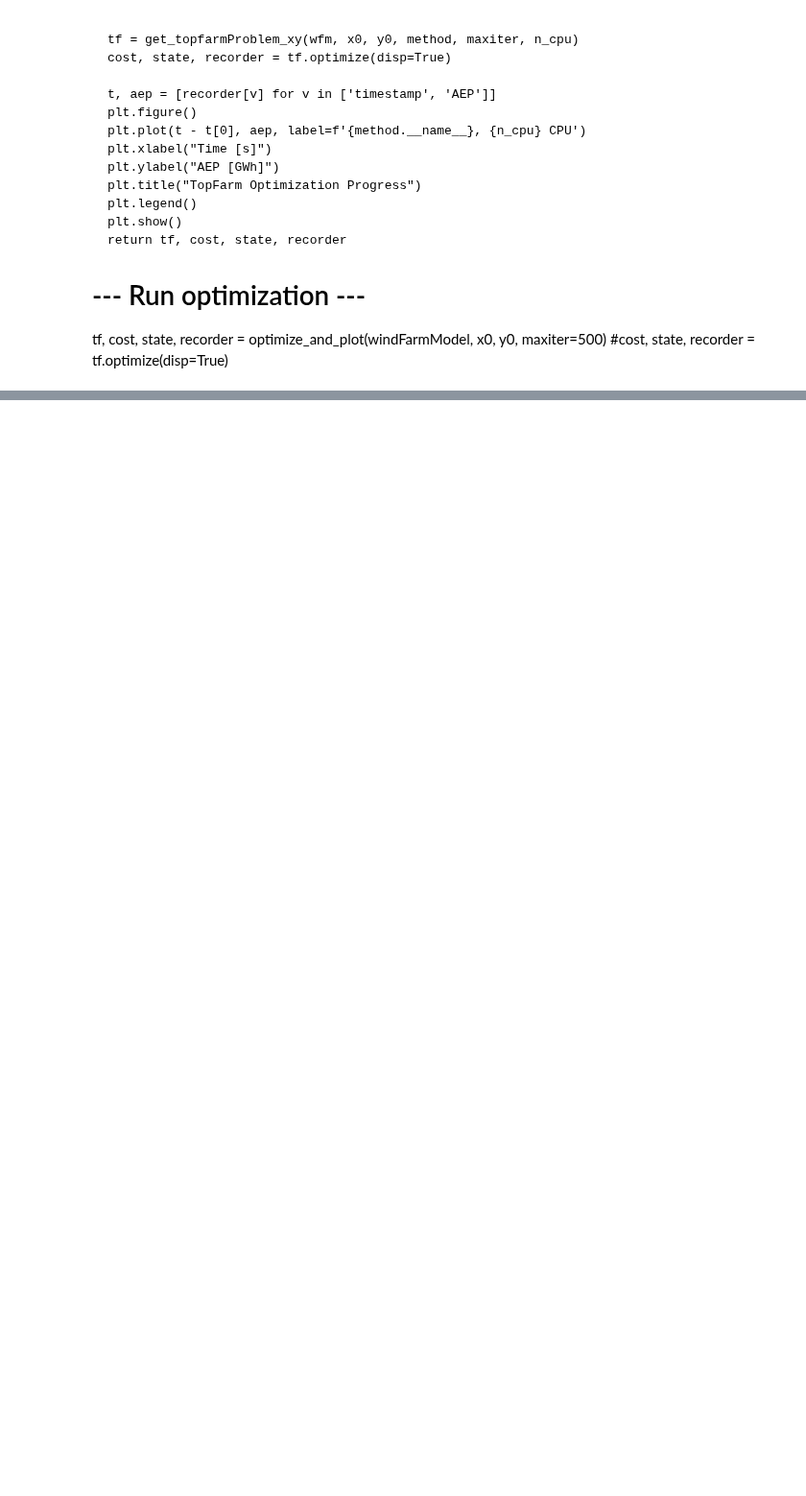
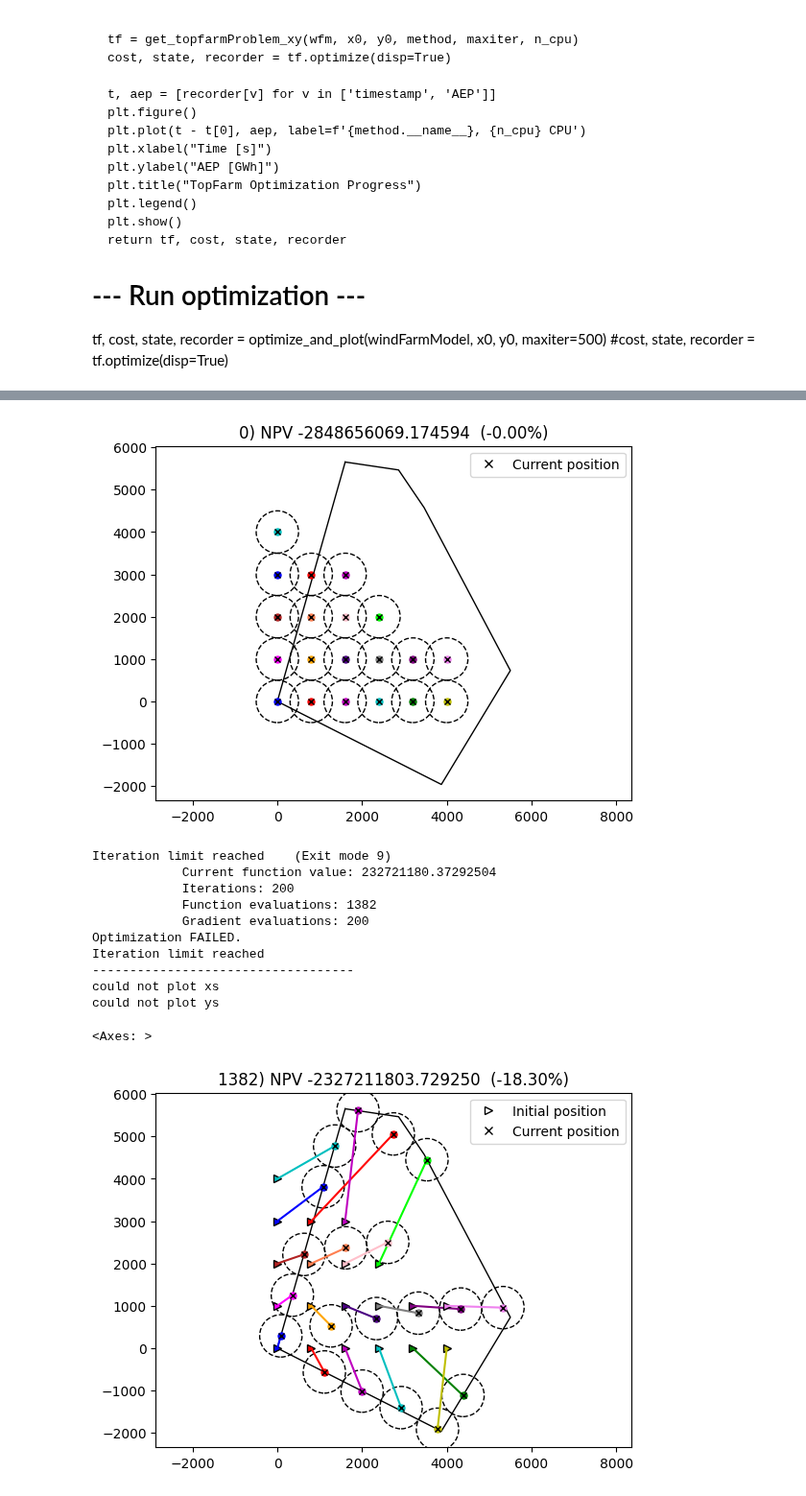
Before and after one commit to Xeidit/WindFarm2, a Jupyter notebook: WindFarmSimAndOptimisation.ipynb, the cells around one changed output, grey strips where cells are left out. Shown at 96% size. Drawn from its saved outputs; the diff is of its cells as text; code cells hidden in the pictures; blank space fills up the shorter version.

```diff
--- a/WindFarmSimAndOptimisation.ipynb
+++ b/WindFarmSimAndOptimisation.ipynb
@@ -401,7 +326,7 @@ def d2m_lon(d, lat_deg):
 
 # Inputs
 plot = True
-maxiter = 50
+maxiter = 200
 sigma = 3000.0
 # Here you set up cables [<number of turbines can be connected>, <price in € per meter>]
 cables = np.array([(2, 2000), (5, 2200)])
@@ -423,6 +348,8 @@ boundry_longLat = [
 
 boundary = [[0] for _ in range(len(boundry_longLat))] # Pre-allocate space for boundry in m
 
+
+
 for b in range(len(boundry_longLat)):
     relative_long = boundry_longLat[0][0] - boundry_longLat[b][0]
     boundary[b][0] = d2m_lon(relative_long, boundry_longLat[b][1])
@@ -433,6 +360,8 @@ for b in range(len(boundry_longLat)):
 #Split boundary into seperate x and y for plotting
 bound_x = [p[0] for p in boundary] + [boundary[0][0]]
 bound_y = [p[1] for p in boundary] + [boundary[0][1]]
+
+boundary = np.asarray(boundary)
 
 #Plot Boundary
 plt.figure()
@@ -449,12 +378,17 @@ turbines_pos=np.asarray([wt_x,wt_y]).T
 
 shore_point_longLat = [(-2.190087, 56.976389)] #Shore point longatude, Latitude
 
-shore_point_relative_long = boundry_longLat[0][0] - shore_point_longLat[0][0]
+shore_point_relative_long = shore_point_longLat[0][0] - boundry_longLat[0][0]
+shore_point_relative_lat = shore_point_longLat[0][1] - boundry_longLat[0][1]
 
-shore_point_relative_lat = boundry_longLat[0][1] - shore_point_longLat[0][1]
 
-substations_pos = np.asarray([d2m_lon(shore_point_relative_long, boundry_longLat[0][1]),d2m_lat(shore_point_relative_lat)]).T
 
+substations_pos = np.asarray(
+    [[
+        d2m_lon(shore_point_relative_long, boundry_longLat[0][1]),
+        d2m_lat(shore_point_relative_lat),
+    ]]
+)
 
 #windTurbines = wt (Already Defined)
 #site = site (Site already defined)
@@ -582,33 +516,47 @@ cost_comp = TopFarmGroup([aep_comp, water_depth_component, cable_component, npv_
 
 # Problem Assembly
 if plot:
     plot_comp = XYPlotComp()
 else:
     plot_comp = NoPlot()
 
 tf = TopFarmProblem(
     design_vars={'x': wt_x, 'y': wt_y},
     cost_comp=cost_comp,
-    constraints=[XYBoundaryConstraint(boundary), SpacingConstraint(diameter*4)],
+    constraints=[XYBoundaryConstraint(boundary), SpacingConstraint(diameter*5)],
     driver=driver,
     plot_comp=plot_comp,
     expected_cost=1e1,
 )
 
 
 #Smart Start
-
+'''
 x = np.linspace(x_min, x_max, 100)
 y = np.linspace(y_min, y_max, 100)
 YY, XX = np.meshgrid(y, x)
 tf.smart_start(
     XX, YY, tf.cost_comp.comp_0.get_aep4smart_start(ws=10, wd=220), random_pct=20
 )
 tf.evaluate()
-
+'''
 #Optimise
 cost, state, recorder = tf.optimize()
 
 #Plot
 plot_list_recorder(recorder, dont_plot=["v0", "v1"])
 tf.model.cost_comp.comp_2.wfn.plot()
+# %% [output]
+[figure, added]
+Iteration limit reached    (Exit mode 9)
+            Current function value: 232721180.37292504
+            Iterations: 200
+            Function evaluations: 1382
+            Gradient evaluations: 200
+Optimization FAILED.
+Iteration limit reached
+-----------------------------------
+could not plot xs
+could not plot ys
+<Axes: >
+[figure, added]
```
Also changed, not shown: parts of 5 cells of this notebook, 2 other files.
